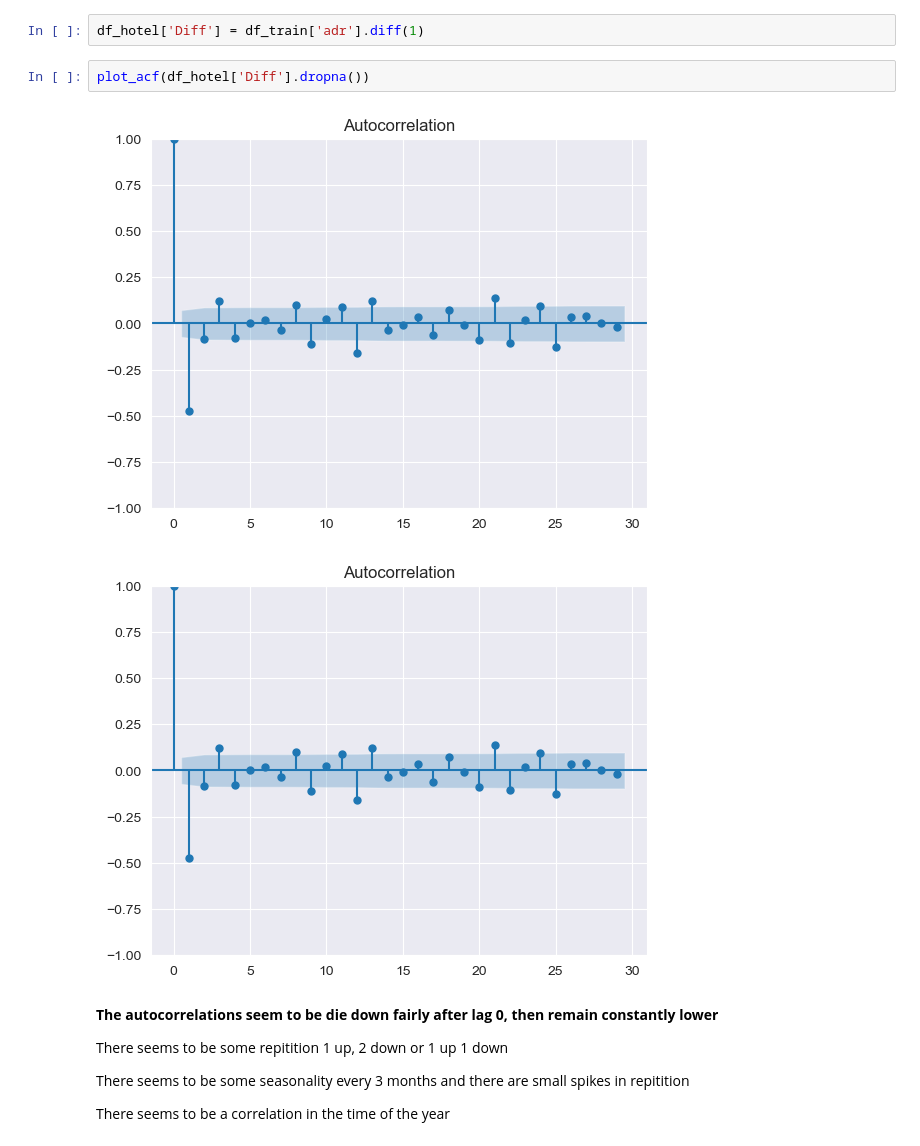
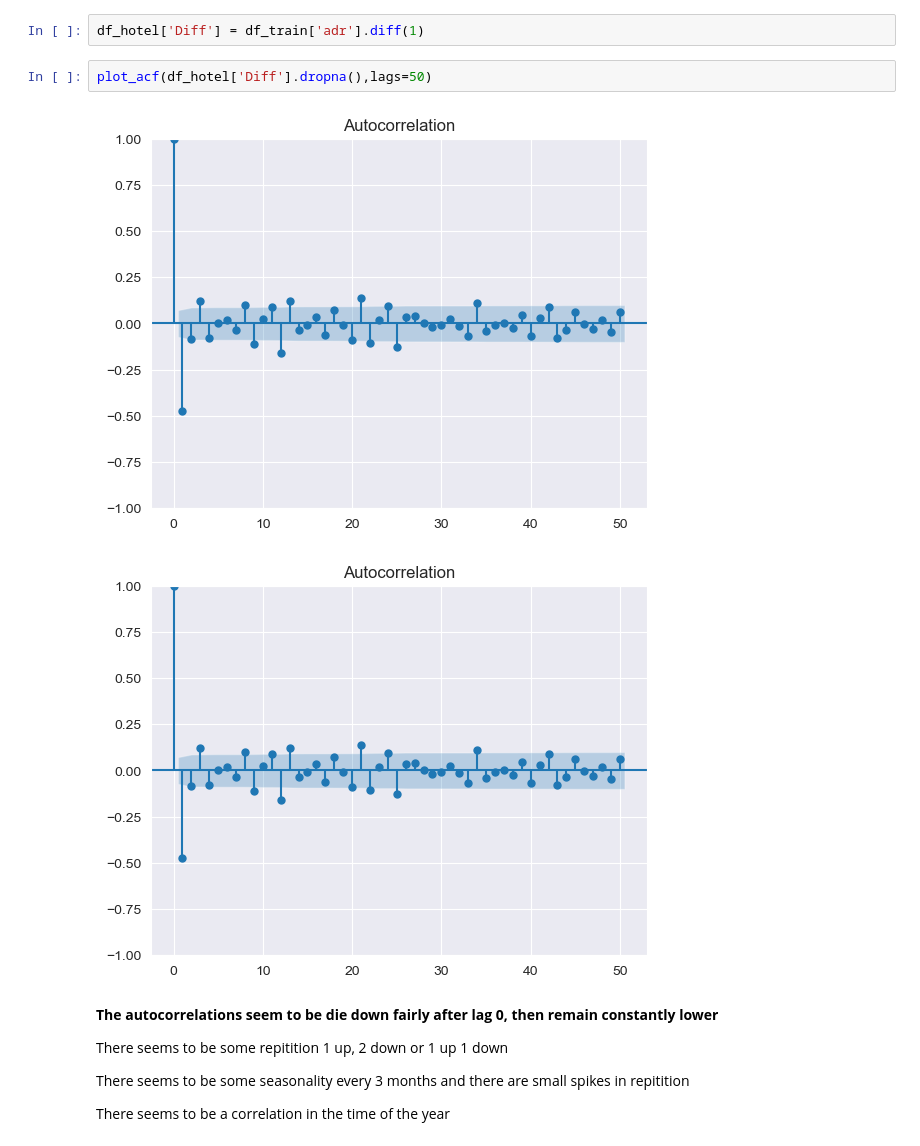
Before and after one commit to ArielGoldman89/CA2-MLB-and-DV-Integrated, a Jupyter notebook: CA2_MLB.ipynb, the cells around one changed output. Cells and saved outputs as stored; diff of their text form.

```diff
--- a/CA2_MLB.ipynb
+++ b/CA2_MLB.ipynb
@@ -370,10 +370,10 @@ plt.xlabel('Reservation Status Date',fontsize=12);
 # %%
 df_hotel['Diff'] = df_train['adr'].diff(1)
 # %%
-plot_acf(df_hotel['Diff'].dropna())
+plot_acf(df_hotel['Diff'].dropna(),lags=50)
 # %% [output]
-[figure, old version]
+[figure, new version]
-[figure, old version]
+[figure, new version]
 # %% [markdown]
 **The autocorrelations seem to be die down fairly after lag 0, then remain constantly lower**
 
```
Also changed, not shown: parts of 16 cells of this notebook.
